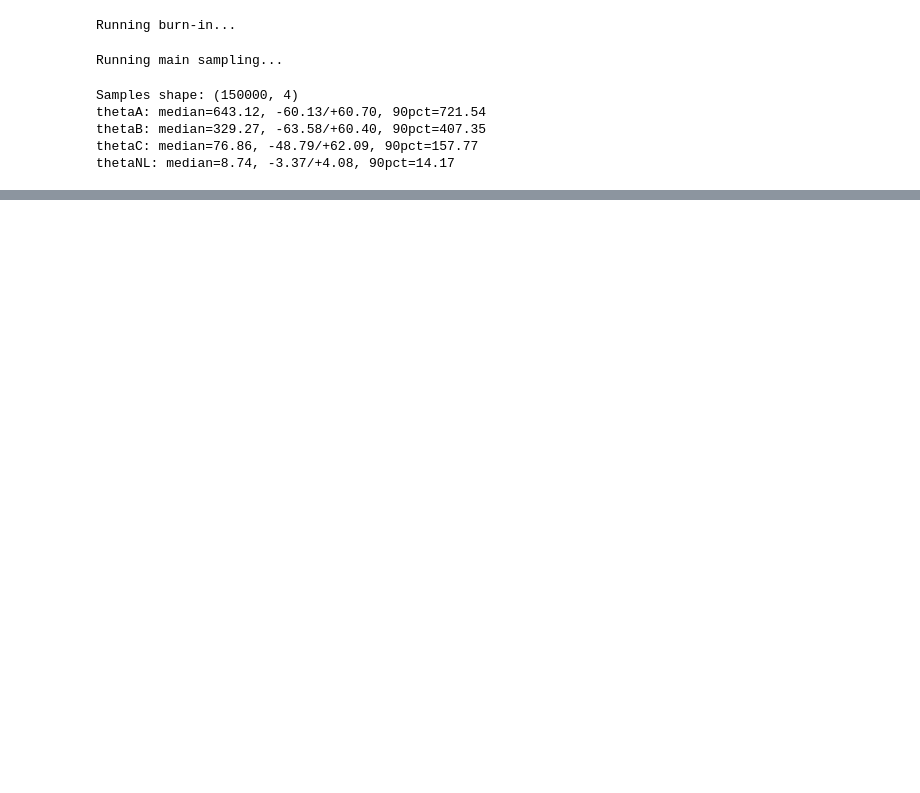
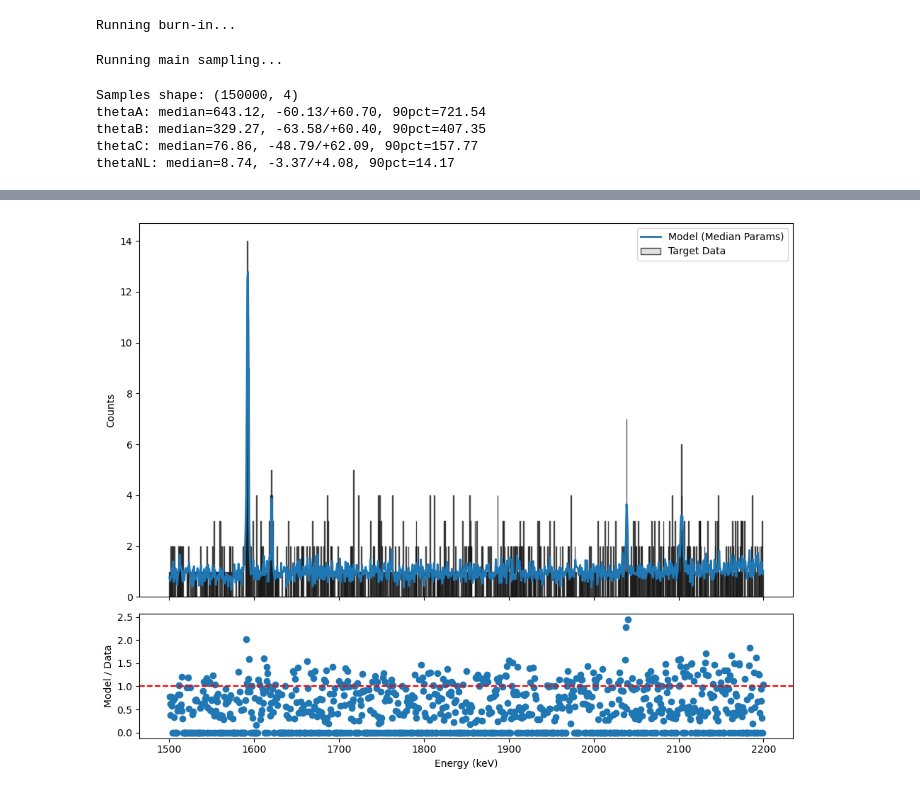
Before and after one commit to TangyKiwi/DSC-291-Final-Project, a Jupyter notebook: scripts/bayesianfit_tristan.ipynb, the cells around one changed output, grey strips where cells are left out. Drawn from its saved outputs; the diff is of its cells as text; code cells hidden in the pictures; blank space fills up the shorter version.

```diff
--- a/scripts/bayesianfit_tristan.ipynb
+++ b/scripts/bayesianfit_tristan.ipynb
@@ -122,0 +124,39 @@ plt.show()
+# %%
+ratio = np.divide(
+    model_counts,
+    counts_Target,
+    out=np.zeros_like(model_counts),
+    where=counts_Target > 0
+)
+fig, (ax1, ax2) = plt.subplots(
+    2, 1,
+    figsize=(10, 8),
+    sharex=True,
+    gridspec_kw={"height_ratios": [3, 1]}
+)
+ax1.bar(
+    bin_centers,
+    counts_Target,
+    width=bin_width,
+    color="lightgray",
+    edgecolor="black",
+    label="Target Data",
+    alpha=0.7
+)
+ax1.plot(
+    bin_centers,
+    model_counts,
+    linewidth=2,
+    label="Model (Median Params)"
+)
+ax1.set_ylabel("Counts")
+ax1.legend()
+ax2.plot(bin_centers, ratio, marker='o', linestyle='none')
+ax2.axhline(1.0, color='red', linestyle='--')   # perfect agreement line
+ax2.set_ylabel("Model / Data")
+ax2.set_xlabel("Energy (keV)")
+
+plt.tight_layout()
+plt.show()
+# %% [output]
+[figure, added]
```
Also changed, not shown: parts of 1 cell of this notebook.
